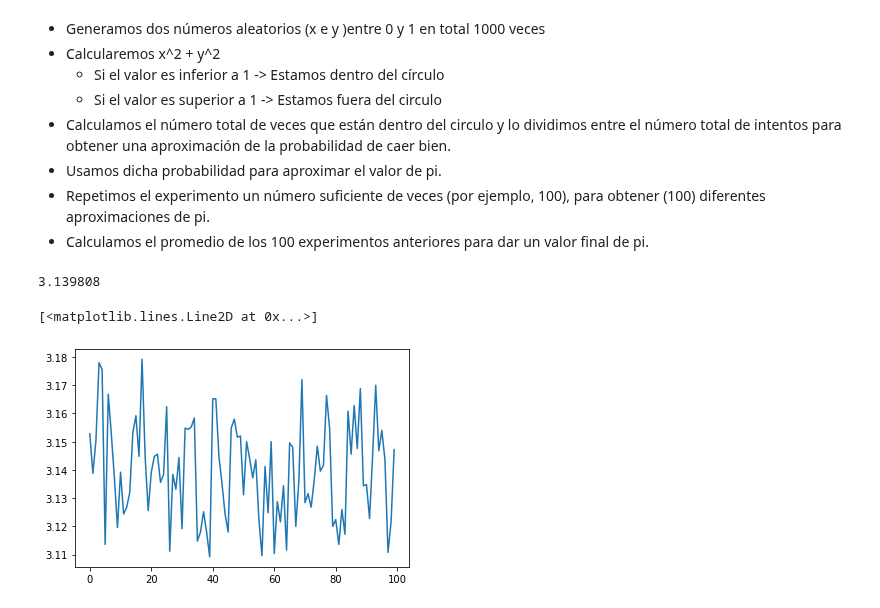
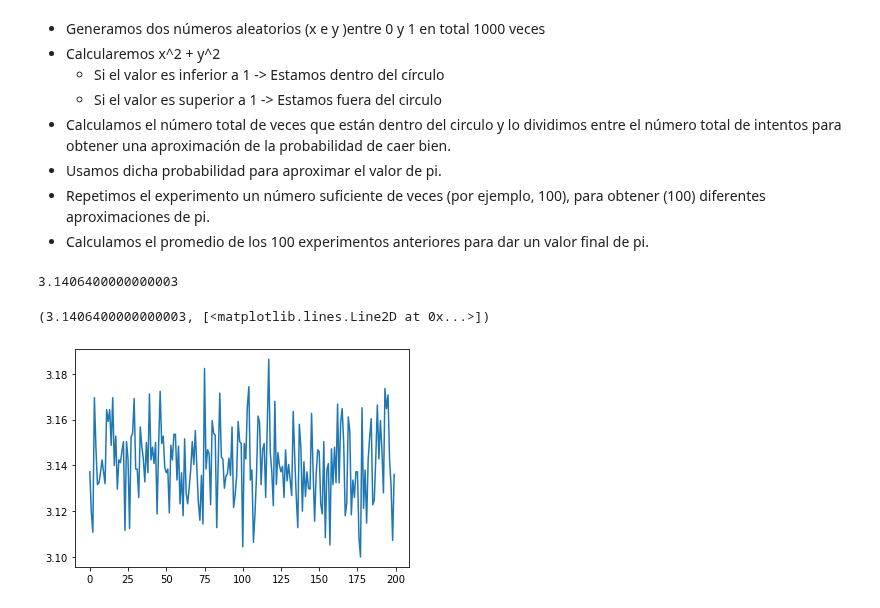
Before and after one commit to tomasvdh/python-ml-course, a Jupyter notebook: mynotebooks/T2 - 2 - Data Cleaning - Funciones de distribución de probabilidad.ipynb, the cells around one changed output. Drawn from its saved outputs; the diff is of its cells as text; code cells hidden in the pictures.

```diff
--- a/mynotebooks/T2 - 2 - Data Cleaning - Funciones de distribución de probabilidad.ipynb
+++ b/mynotebooks/T2 - 2 - Data Cleaning - Funciones de distribución de probabilidad.ipynb
@@ -95,27 +95,30 @@ data6
 * Repetimos el experimento un número suficiente de veces (por ejemplo, 100), para obtener (100) diferentes aproximaciones de pi.
 * Calculamos el promedio de los 100 experimentos anteriores para dar un valor final de pi.
 # %%
-pi_avg = 0
-n = 10000
-n_exp = 100
-pi_value_list = []
-for i in range(100):
-    value = 0
-    x = np.random.uniform(0,1,n).tolist()
-    y = np.random.uniform(0,1,n).tolist()
-    for j in range(n):
-        z = np.sqrt(x[j]*x[j]+y[j]*y[j])
-        if z<=1:
-            value+=1
-    float_value = float(value)
-    pi_value = float(value)*4 / n
-    pi_value_list.append(pi_value)
-    pi_avg += pi_value
+def pi_montecarlo(n, n_exp):
+    pi_avg = 0
+    pi_value_list = []
+    for i in range(n_exp):
+        value = 0
+        x = np.random.uniform(0,1,n).tolist()
+        y = np.random.uniform(0,1,n).tolist()
+        for j in range(n):
+            z = np.sqrt(x[j]*x[j]+y[j]*y[j])
+            if z<=1:
+                value += 1
+        float_value = float(value)
+        pi_value = float_value * 4 / n
+        pi_value_list.append(pi_value)
+        pi_avg += pi_value
 
-pi = pi_avg/n_exp
-print(pi)
-plt.plot(pi_value_list)
+    pi = pi_avg/n_exp
+
+    print(pi)
+    fig = plt.plot(pi_value_list)
+    return (pi, fig)
-# %% [output]
-3.139808
-[<matplotlib.lines.Line2D at 0x...>]
-[figure, removed]
+# %%
+pi_montecarlo(10000, 200)
+# %% [output]
+3.1406400000000003
+(3.1406400000000003, [<matplotlib.lines.Line2D at 0x...>])
+[figure, added]
```
